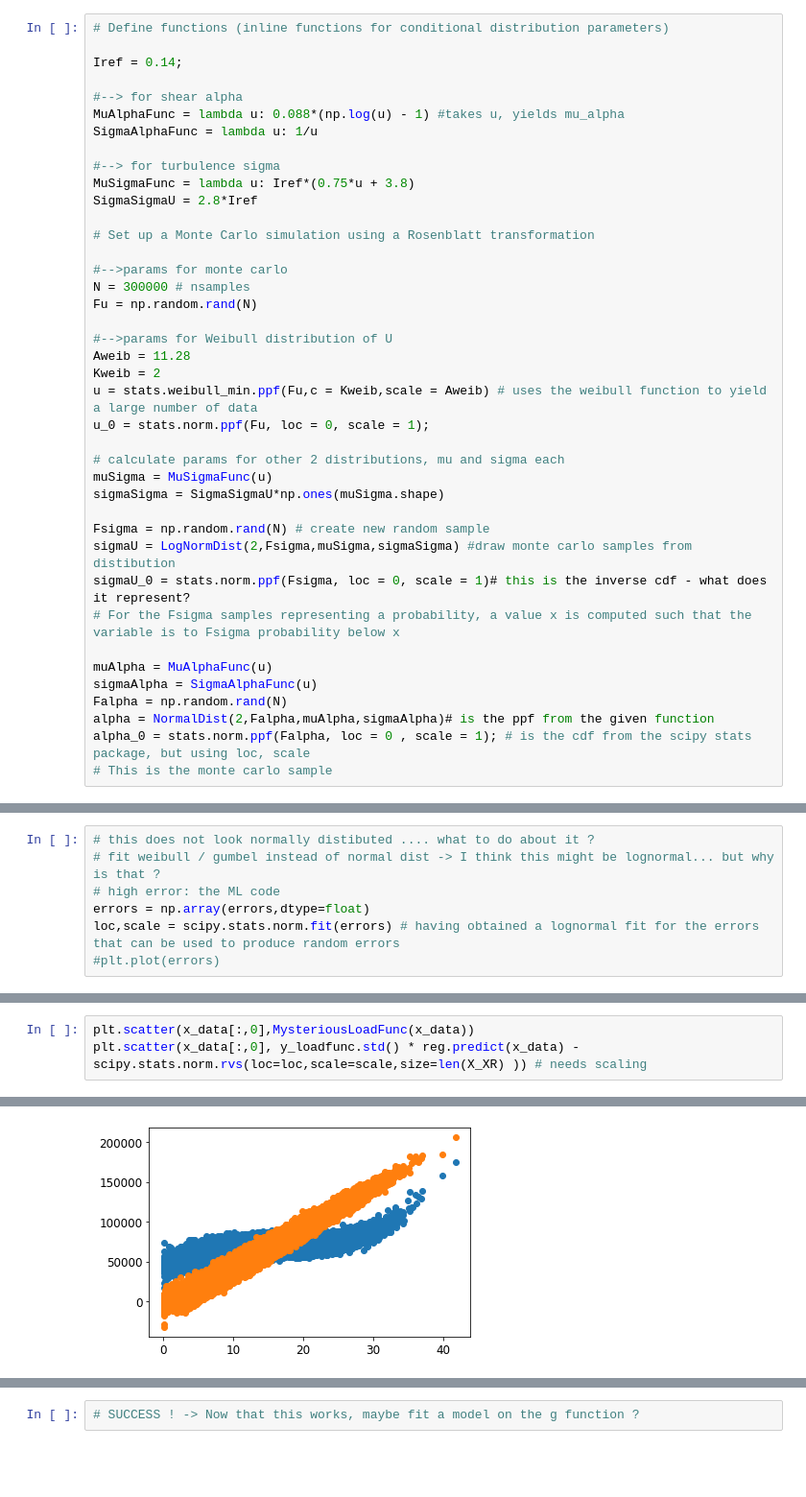
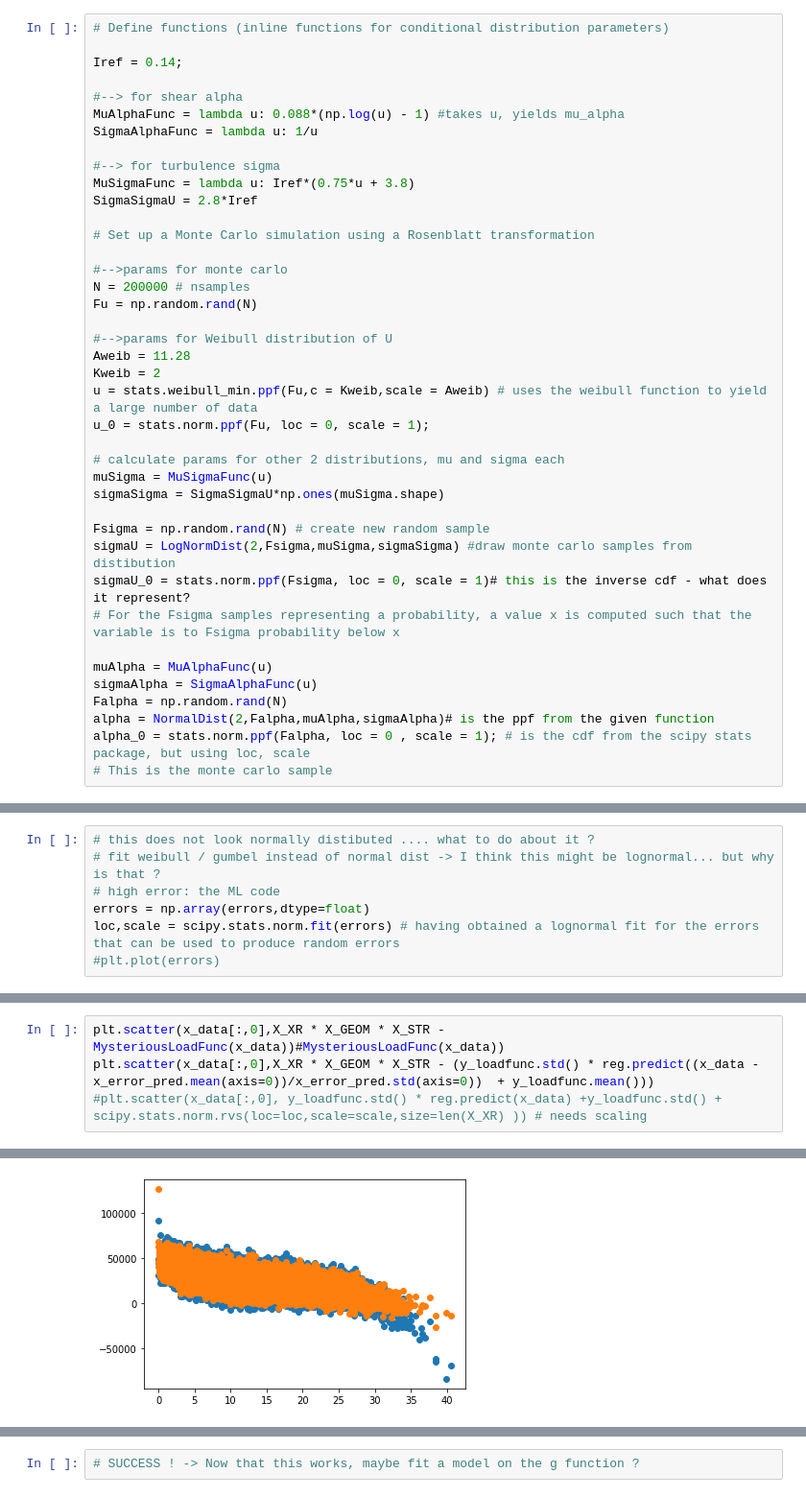
Before and after one commit to MorizHerrmann/46500-Probabilistic-Methods-in-Wind-Energy, a Jupyter notebook: assignment3/A3_michael.ipynb, the cells around one changed output, grey strips where cells are left out. Shown at 96% size. Saved outputs shown, nothing was run; the diff lists cells and outputs as text; blank space fills up the shorter version.

```diff
--- a/assignment3/A3_michael.ipynb
+++ b/assignment3/A3_michael.ipynb
@@ -139,7 +139,7 @@ SigmaSigmaU = 2.8*Iref
 # Set up a Monte Carlo simulation using a Rosenblatt transformation
 
 #-->params for monte carlo
-N = 300000 # nsamples
+N = 200000 # nsamples
 Fu = np.random.rand(N)
 
 #-->params for Weibull distribution of U
@@ -563,11 +572,12 @@ g_ML_samples =  X_XR * X_GEOM * X_STR - (y_loadfunc.std() * reg.predict((x_data
 g_ML_corrected_samples =  X_XR * X_GEOM * X_STR - (y_loadfunc.std() * reg.predict((x_data - x_error_pred.mean(axis=0))/x_error_pred.std(axis=0))  + y_loadfunc.mean())  - scipy.stats.norm.rvs(loc=loc,scale=scale,size=len(X_XR)) # NEEDS TO BE RESCALED!
 #g_ML_corrected_samples =  X_XR * X_GEOM * X_STR - reg.predict(x_data) - scipy.stats.norm.rvs(loc=loc,scale=scale,size=len(X_XR))
 # %%
-plt.scatter(x_data[:,0],MysteriousLoadFunc(x_data))
-plt.scatter(x_data[:,0], y_loadfunc.std() * reg.predict(x_data) - scipy.stats.norm.rvs(loc=loc,scale=scale,size=len(X_XR) )) # needs scaling
+plt.scatter(x_data[:,0],X_XR * X_GEOM * X_STR - MysteriousLoadFunc(x_data))#MysteriousLoadFunc(x_data))
+plt.scatter(x_data[:,0],X_XR * X_GEOM * X_STR - (y_loadfunc.std() * reg.predict((x_data - x_error_pred.mean(axis=0))/x_error_pred.std(axis=0))  + y_loadfunc.mean()))
+#plt.scatter(x_data[:,0], y_loadfunc.std() * reg.predict(x_data) +y_loadfunc.std() + scipy.stats.norm.rvs(loc=loc,scale=scale,size=len(X_XR) )) # needs scaling
 # %% [output]
 <matplotlib.collections.PathCollection at 0x...>
-[figure, old version]
+[figure, new version]
 # %%
 # plot limit state function for the corrected model
 G_mlf = g_ML_corrected_samples
```
Also changed, not shown: parts of 24 cells of this notebook, 2 other files.
